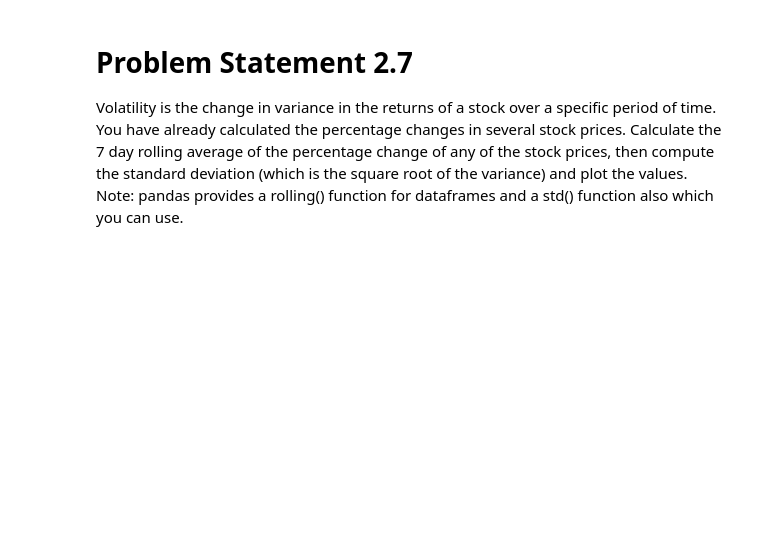
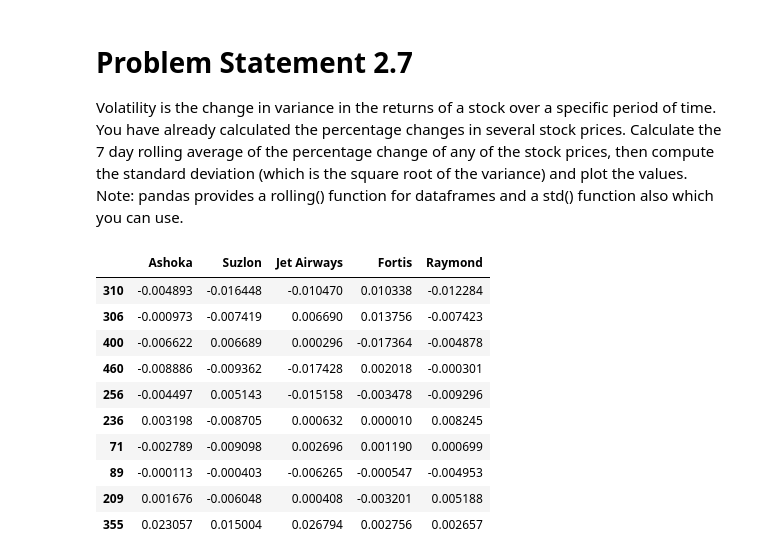
Before and after one commit to atkrish0/securitized-asset-analysis, a Jupyter notebook: 2 - Plotting in Financial Markets.ipynb, the cells around one changed output. Drawn from its saved outputs; the diff is of its cells as text; code cells hidden in the pictures; blank space fills up the shorter version.

```diff
--- a/2 - Plotting in Financial Markets.ipynb
+++ b/2 - Plotting in Financial Markets.ipynb
@@ -363,3 +363,23 @@ sns.pairplot(perchange_closeprice)
 
 Volatility is the change in variance in the returns of a stock over a specific period of time. You have already calculated the percentage changes in several stock prices. Calculate the 7 day rolling average of the percentage change of any of the stock prices, then compute the standard deviation (which is the square root of the variance) and plot the values.
 Note: pandas provides a rolling() function for dataframes and a std() function also which you can use.
+# %%
+volatility = pd.DataFrame(perchange_closeprice['Ashoka'].rolling(7).mean())
+volatility['Suzlon'] = perchange_closeprice['Suzlon'].rolling(7).mean()
+volatility['Jet Airways'] = perchange_closeprice['Jet Airways'].rolling(7).mean()
+volatility['Fortis'] = perchange_closeprice['Fortis'].rolling(7).mean()
+volatility['Raymond'] = perchange_closeprice['Raymond'].rolling(7).mean()
+# %%
+volatility.sample(10)
+# %% [output]
+|  | Ashoka | Suzlon | Jet Airways | Fortis | Raymond |
+| 310 | -0.004893 | -0.016448 | -0.010470 | 0.010338 | -0.012284 |
+| 306 | -0.000973 | -0.007419 | 0.006690 | 0.013756 | -0.007423 |
+| 400 | -0.006622 | 0.006689 | 0.000296 | -0.017364 | -0.004878 |
+| 460 | -0.008886 | -0.009362 | -0.017428 | 0.002018 | -0.000301 |
+| 256 | -0.004497 | 0.005143 | -0.015158 | -0.003478 | -0.009296 |
+| 236 | 0.003198 | -0.008705 | 0.000632 | 0.000010 | 0.008245 |
+| 71 | -0.002789 | -0.009098 | 0.002696 | 0.001190 | 0.000699 |
+| 89 | -0.000113 | -0.000403 | -0.006265 | -0.000547 | -0.004953 |
+| 209 | 0.001676 | -0.006048 | 0.000408 | -0.003201 | 0.005188 |
+| 355 | 0.023057 | 0.015004 | 0.026794 | 0.002756 | 0.002657 |
```
Also changed, not shown: parts of 3 cells of this notebook.
